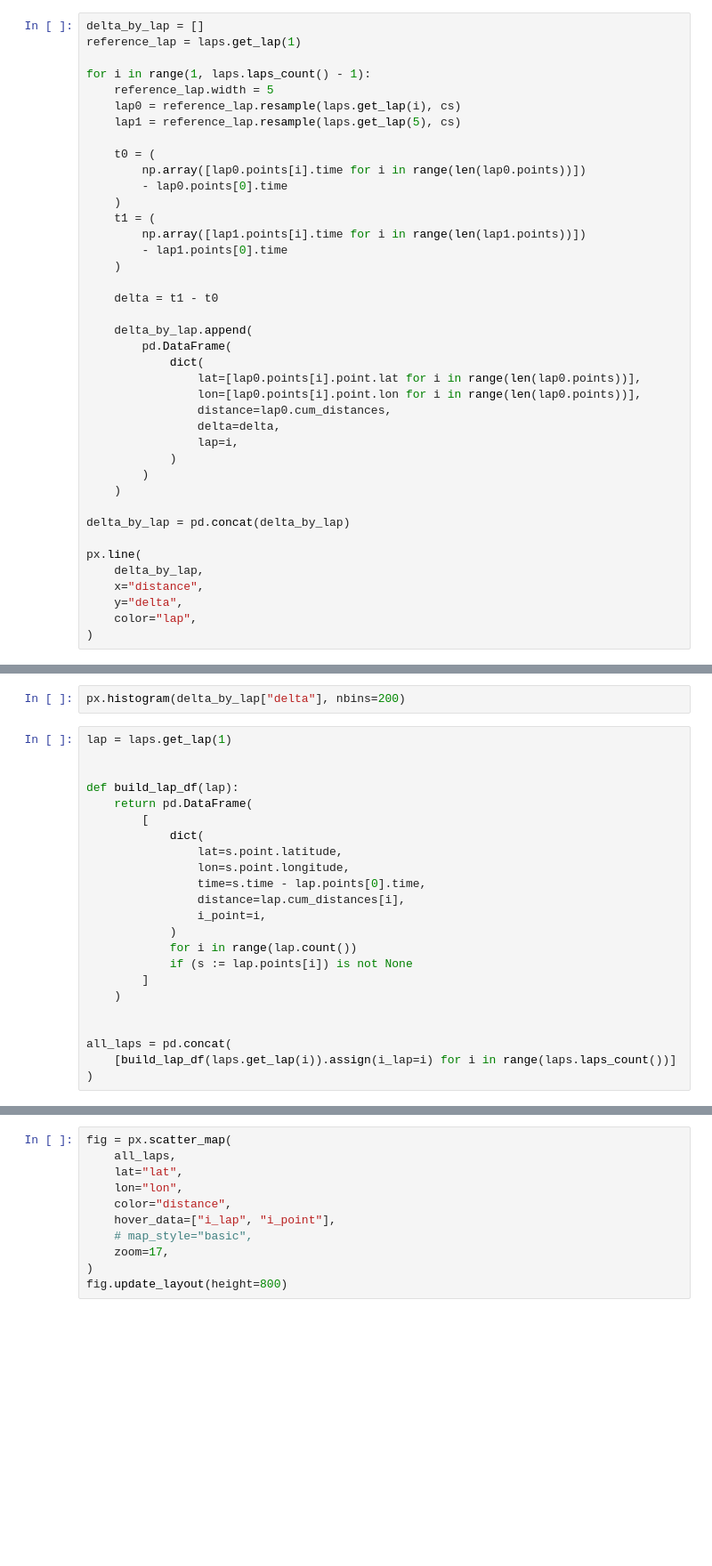
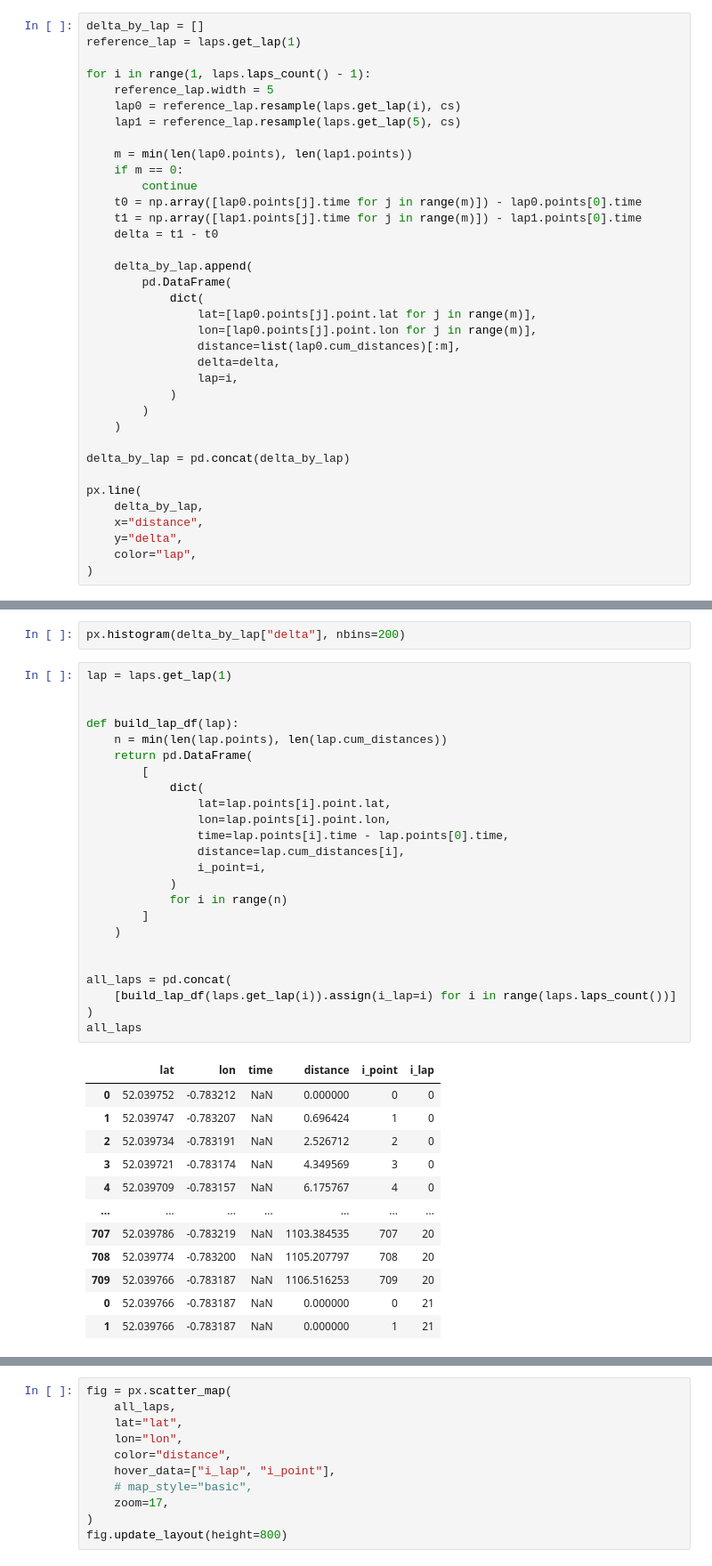
Before and after one commit to eenndan/pacer-fork-archive, a Jupyter notebook: notebooks/interpolation.ipynb, the cells around one changed output, grey strips where cells are left out. Shown at 89% size. Cells and saved outputs as stored; diff of their text form; blank space fills up the shorter version.

```diff
--- a/notebooks/interpolation.ipynb
+++ b/notebooks/interpolation.ipynb
@@ -239,23 +240,19 @@ for i in range(1, laps.laps_count() - 1):
     lap0 = reference_lap.resample(laps.get_lap(i), cs)
     lap1 = reference_lap.resample(laps.get_lap(5), cs)
 
-    t0 = (
-        np.array([lap0.points[i].time for i in range(len(lap0.points))])
-        - lap0.points[0].time
-    )
-    t1 = (
-        np.array([lap1.points[i].time for i in range(len(lap1.points))])
-        - lap1.points[0].time
-    )
-
+    m = min(len(lap0.points), len(lap1.points))
+    if m == 0:
+        continue
+    t0 = np.array([lap0.points[j].time for j in range(m)]) - lap0.points[0].time
+    t1 = np.array([lap1.points[j].time for j in range(m)]) - lap1.points[0].time
     delta = t1 - t0
 
     delta_by_lap.append(
         pd.DataFrame(
             dict(
-                lat=[lap0.points[i].point.lat for i in range(len(lap0.points))],
-                lon=[lap0.points[i].point.lon for i in range(len(lap0.points))],
-                distance=lap0.cum_distances,
+                lat=[lap0.points[j].point.lat for j in range(m)],
+                lon=[lap0.points[j].point.lon for j in range(m)],
+                distance=list(lap0.cum_distances)[:m],
                 delta=delta,
                 lap=i,
             )
@@ -289,23 +286,37 @@ px.histogram(delta_by_lap["delta"], nbins=200)
 # %%
 lap = laps.get_lap(1)
 
 
 def build_lap_df(lap):
+    n = min(len(lap.points), len(lap.cum_distances))
     return pd.DataFrame(
         [
             dict(
-                lat=s.point.latitude,
-                lon=s.point.longitude,
-                time=s.time - lap.points[0].time,
+                lat=lap.points[i].point.lat,
+                lon=lap.points[i].point.lon,
+                time=lap.points[i].time - lap.points[0].time,
                 distance=lap.cum_distances[i],
                 i_point=i,
             )
-            for i in range(lap.count())
-            if (s := lap.points[i]) is not None
+            for i in range(n)
         ]
     )
 
 
 all_laps = pd.concat(
     [build_lap_df(laps.get_lap(i)).assign(i_lap=i) for i in range(laps.laps_count())]
 )
+all_laps
+# %% [output]
+|  | lat | lon | time | distance | i_point | i_lap |
+| 0 | 52.039752 | -0.783212 | NaN | 0.000000 | 0 | 0 |
+| 1 | 52.039747 | -0.783207 | NaN | 0.696424 | 1 | 0 |
+| 2 | 52.039734 | -0.783191 | NaN | 2.526712 | 2 | 0 |
+| 3 | 52.039721 | -0.783174 | NaN | 4.349569 | 3 | 0 |
+| 4 | 52.039709 | -0.783157 | NaN | 6.175767 | 4 | 0 |
+| ... | ... | ... | ... | ... | ... | ... |
+| 707 | 52.039786 | -0.783219 | NaN | 1103.384535 | 707 | 20 |
+| 708 | 52.039774 | -0.783200 | NaN | 1105.207797 | 708 | 20 |
+| 709 | 52.039766 | -0.783187 | NaN | 1106.516253 | 709 | 20 |
+| 0 | 52.039766 | -0.783187 | NaN | 0.000000 | 0 | 21 |
+| 1 | 52.039766 | -0.783187 | NaN | 0.000000 | 1 | 21 |
```
Also changed, not shown: parts of 22 cells of this notebook.
